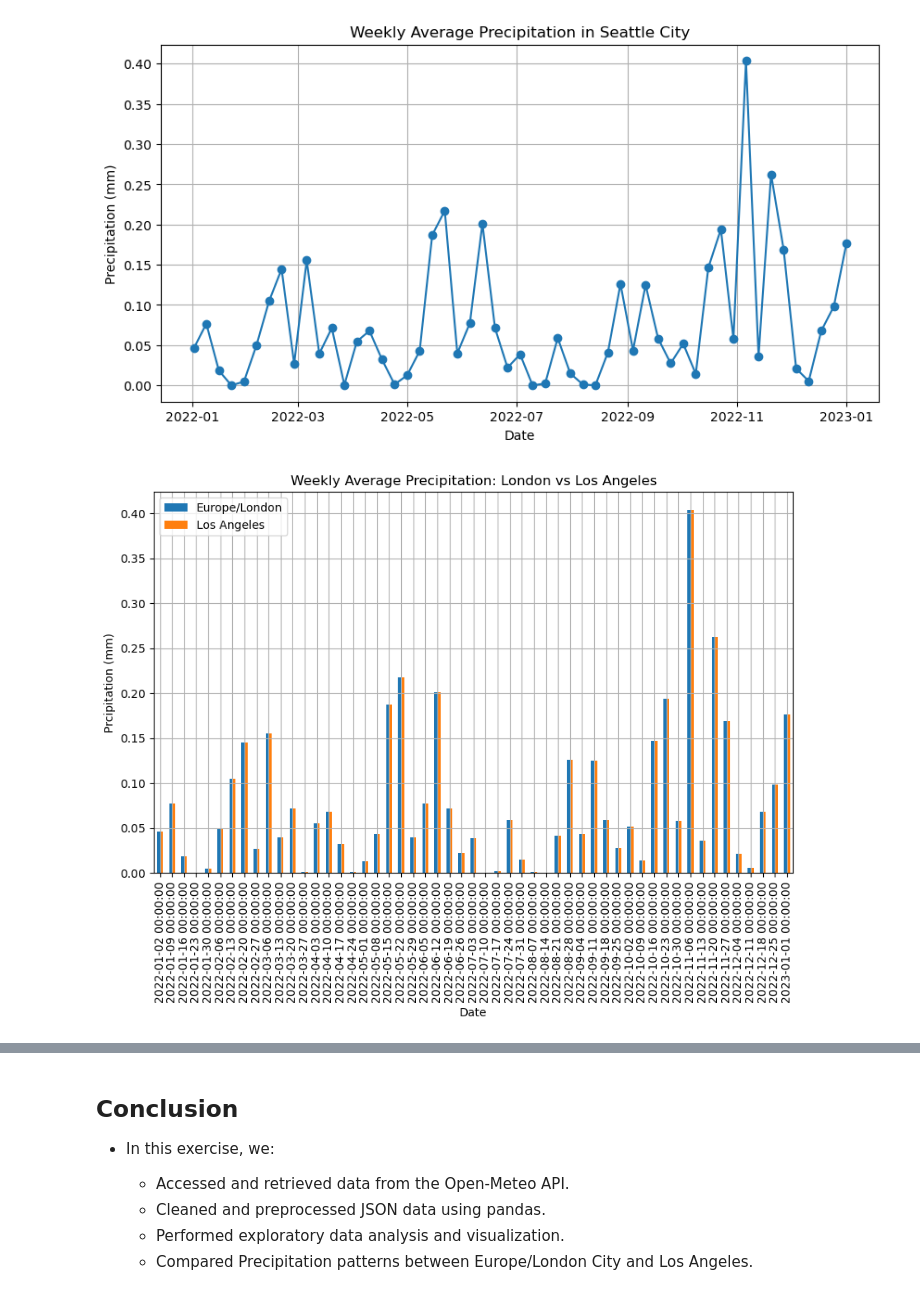
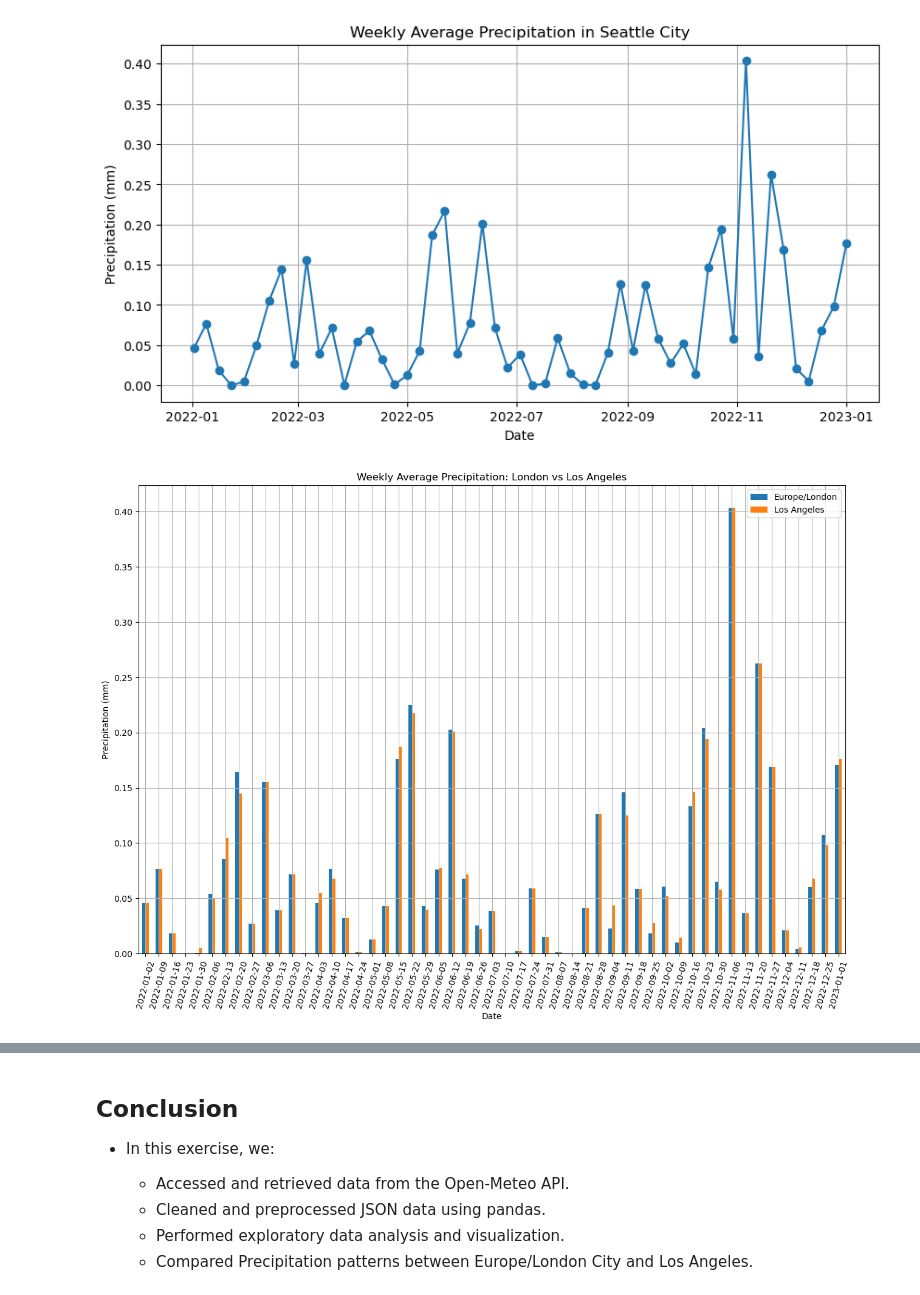
Before and after one commit to patidarpuja/Data_Science_Springboard_Puja, a Jupyter notebook: api_data_wrangling.ipynb, the cells around one changed output, grey strips where cells are left out. Cells and saved outputs as stored; diff of their text form; code cells hidden in the pictures.

```diff
--- a/api_data_wrangling.ipynb
+++ b/api_data_wrangling.ipynb
@@ -533,9 +535,9 @@ Data fetched Successfully!
 # %%
 # Load Data into pandas DataFrame
 
-data = response.json()  #Converting API response to a Python dictionary:now data is a dictionary (like a JSON object).
-hourly_data = data['hourly'] #Extracting the 'hourly' section:
-df_la = pd.DataFrame(hourly_data) #This usually gives you another dictionary where key is a variable 'precipitation'.
+data1 = response.json()  # Converting API response to a Python dictionary:now data is a dictionary (like a JSON object).
+hourly_data1 = data1['hourly']  # Extracting the 'hourly' section:
+df_la = pd.DataFrame(hourly_data1)  # This usually gives you another dictionary where key is a variable 'precipitation'.
 df_la.head()
 # %% [output]
 |  | time | precipitation |
@@ -620,8 +633,8 @@ plt.show()
 [figure]
 # %%
 #  Resample Data to Monthly Averages
-weekly_avg = df_la.resample('W').mean()
-weekly_avg.head()
+weekly_avg_la = df_la.resample('W').mean()
+weekly_avg_la.head()
 # %% [output]
 |  | precipitation |
 | time |  |
@@ -644,20 +657,22 @@ plt.show()
 # %%
 # step 7 Combine DataFrames for Comparison
 Combined_preci = pd.DataFrame({
-    'Europe/London':weekly_avg['precipitation'],
-    'Los Angeles': weekly_avg['precipitation']
+    'Europe/London':weekly_avg_lo['precipitation'],
+    'Los Angeles': weekly_avg_la['precipitation']
 })
+# %%
+Combined_preci.index = Combined_preci.index.strftime('%Y-%m-%d')
 # %%
 # step 8 Plot Comparison of weekly precipitation
-Combined_preci.plot(kind='bar', figsize=(10, 6))
+Combined_preci.plot(kind='bar', figsize=(15, 10))
 plt.title('Weekly Average Precipitation: London vs Los Angeles')
 plt.xlabel('Date')
-plt.ylabel('Prcipitation (mm)')
-plt.xticks(rotation=90)
+plt.ylabel('Precipitation (mm)')
+plt.xticks(rotation=75)
 plt.grid(True)
 plt.show()
 # %% [output]
-[figure, old version]
+[figure, new version]
 # %%
 Combined_preci['precipitation_difference']= Combined_preci['Los Angeles'] - Combined_preci['Europe/London']
 Combined_preci
```
Also changed, not shown: parts of 12 cells of this notebook.
